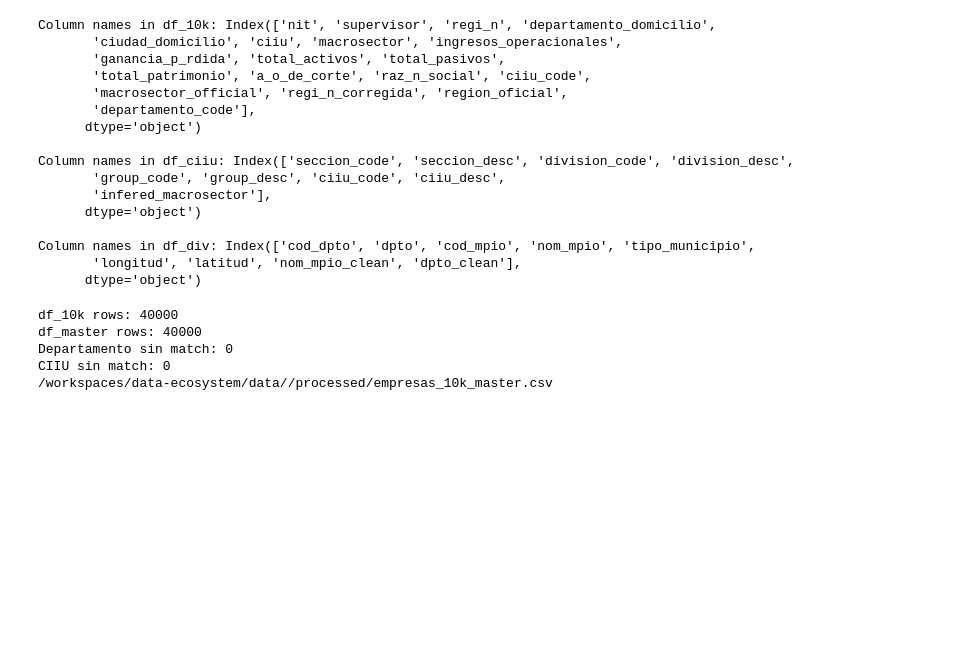
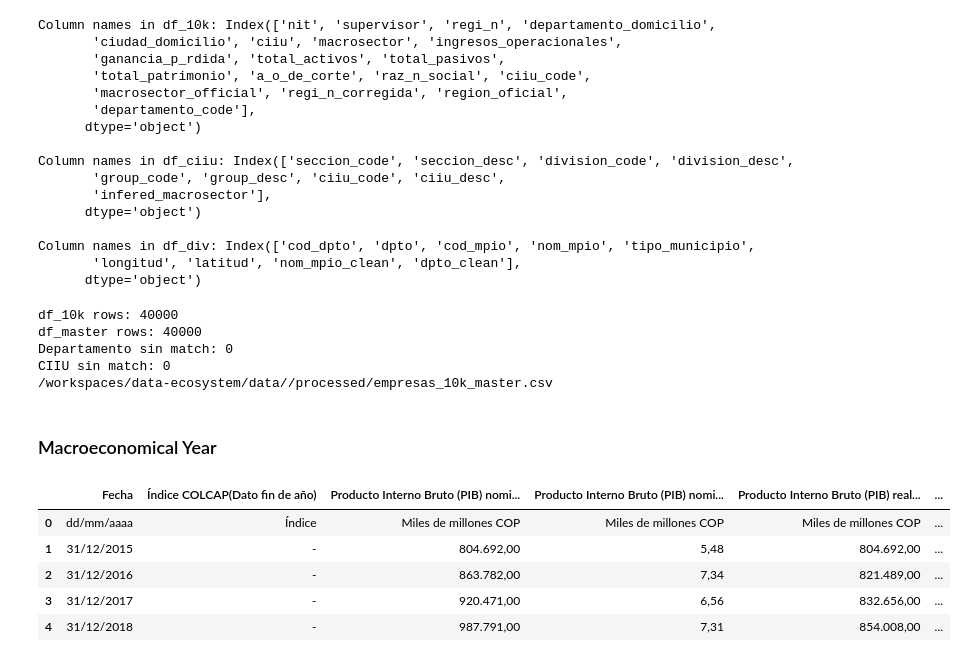
Before and after one commit to daritzateheran/sectora-horizon, a Jupyter notebook: sandbox/main_eda.ipynb, the cells around one changed output. Saved outputs shown, nothing was run; the diff lists cells and outputs as text; code cells hidden in the pictures; blank space fills up the shorter version.

```diff
--- a/sandbox/main_eda.ipynb
+++ b/sandbox/main_eda.ipynb
@@ -832,3 +832,24 @@ df_master rows: 40000
 Departamento sin match: 0
 CIIU sin match: 0
 /workspaces/data-ecosystem/data//processed/empresas_10k_master.csv
+# %% [markdown]
+### Macroeconomical Year
+# %%
+catalog = DatasetCatalog()
+loader = RawDatasetLoader(
+    csv_adapter=CsvAdapter(),
+    excel_adapter=ExcelAdapter(),
+    sct_adapter=SocrataAdapter(),
+)
+
+ds = catalog.get("ban_rep")
+records = list(loader.load(ds))
+df_raw = pd.DataFrame(records)
+df_raw.head()
+# %% [output]
+|  | Fecha | Índice COLCAP(Dato fin de año) | Producto Interno Bruto (PIB) nomi... | Producto Interno Bruto (PIB) nomi... | Producto Interno Bruto (PIB) real... | ... |
+| 0 | dd/mm/aaaa | Índice | Miles de millones COP | Miles de millones COP | Miles de millones COP | ... |
+| 1 | 31/12/2015 | - | 804.692,00 | 5,48 | 804.692,00 | ... |
+| 2 | 31/12/2016 | - | 863.782,00 | 7,34 | 821.489,00 | ... |
+| 3 | 31/12/2017 | - | 920.471,00 | 6,56 | 832.656,00 | ... |
+| 4 | 31/12/2018 | - | 987.791,00 | 7,31 | 854.008,00 | ... |
```
Also changed, not shown: parts of 3 cells of this notebook.
